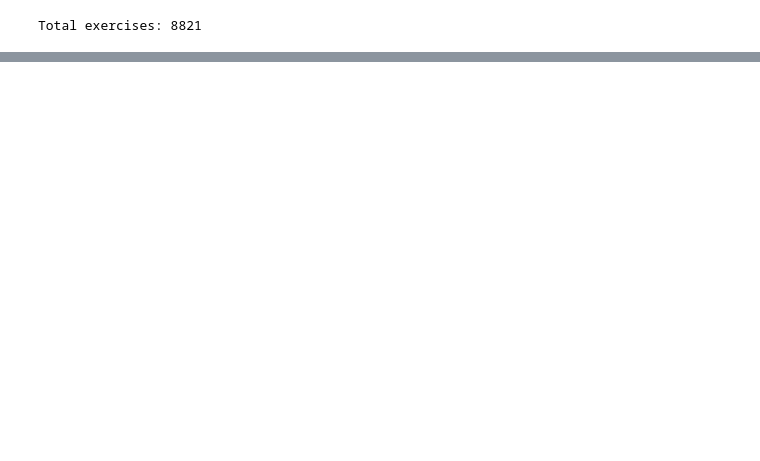
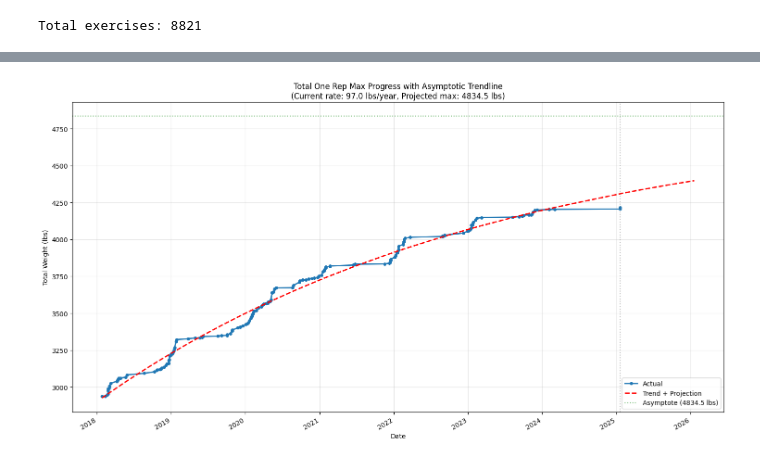
Before and after one commit to WeightliftingApp/WeightliftingApp-AnalyzeData, a Jupyter notebook: src/analyze_pr_szn.ipynb, the cells around one changed output, grey strips where cells are left out. Cells and saved outputs as stored; diff of their text form; code cells hidden in the pictures; blank space fills up the shorter version.

```diff
--- a/src/analyze_pr_szn.ipynb
+++ b/src/analyze_pr_szn.ipynb
@@ -208,0 +275,85 @@ plt.show()
+# %%
+import numpy as np
+from matplotlib.dates import date2num
+from datetime import timedelta
+
+# Define asymptotic function (y = a - b*e^(-cx))
+def asymptotic_func(x, a, b, c):
+    return a - b * np.exp(-c * x)
+
+# Convert dates to numeric values for trendline calculation
+date_nums = date2num(dates)
+
+# Normalize dates to start from 0 for better fitting
+min_date_num = min(date_nums)
+normalized_dates = date_nums - min_date_num
+
+# Fit asymptotic curve
+from scipy.optimize import curve_fit
+popt, _ = curve_fit(
+    asymptotic_func,
+    normalized_dates,
+    total_weights,
+    p0=[max(total_weights)*1.1, 1500, 0.001],  # Initial guesses
+    bounds=([max(total_weights), 0, 0], [max(total_weights)*1.5, 3000, 0.01])
+)
+
+# Create future dates for projection
+future_dates = dates + [dates[-1] + timedelta(days=x) for x in range(1, 366)]
+future_date_nums = date2num(future_dates)
+normalized_future_dates = future_date_nums - min_date_num
+
+# Calculate trendline including projection
+trendline = asymptotic_func(normalized_future_dates, *popt)
+
+# Calculate current rate of change (at the last point)
+def asymptotic_derivative(x, a, b, c):
+    return b * c * np.exp(-c * x)
+
+current_rate = asymptotic_derivative(normalized_dates[-1], *popt) * 365  # Convert to yearly rate
+
+# Create the plot
+plt.figure(figsize=(15, 8))
+
+# Plot actual data
+plt.plot(
+    dates,
+    total_weights,
+    marker="o",
+    linestyle="-",
+    linewidth=2,
+    markersize=4,
+    label="Actual",
+)
+
+# Plot trendline with projection
+plt.plot(future_dates, trendline, "r--", linewidth=2, label="Trend + Projection")
+
+# Add vertical line separating actual from projected
+plt.axvline(x=dates[-1], color='gray', linestyle=':', alpha=0.5)
+
+# Add horizontal line showing asymptote
+plt.axhline(y=popt[0], color='green', linestyle=':', alpha=0.5, label=f'Asymptote ({popt[0]:.1f} lbs)')
+
+plt.title(
+    f"Total One Rep Max Progress with Asymptotic Trendline\n"
+    f"(Current rate: {current_rate:.1f} lbs/year, Projected max: {popt[0]:.1f} lbs)"
+)
+
+plt.xlabel("Date")
+plt.ylabel("Total Weight (lbs)")
+plt.legend()
+
+# Format x-axis to show dates nicely
+plt.gcf().autofmt_xdate()
+
+# Add grid
+plt.grid(True, alpha=0.3)
+
+# Use tight layout
+plt.tight_layout()
+
+# Show the plot
+plt.show()
+# %% [output]
+[figure, added]
```
Also changed, not shown: parts of 5 cells of this notebook, 1 other file.
